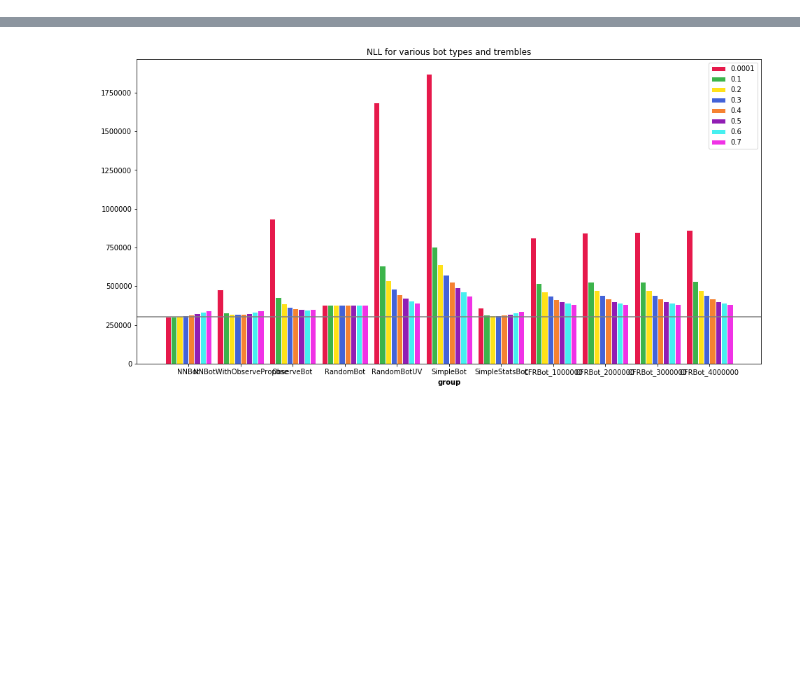
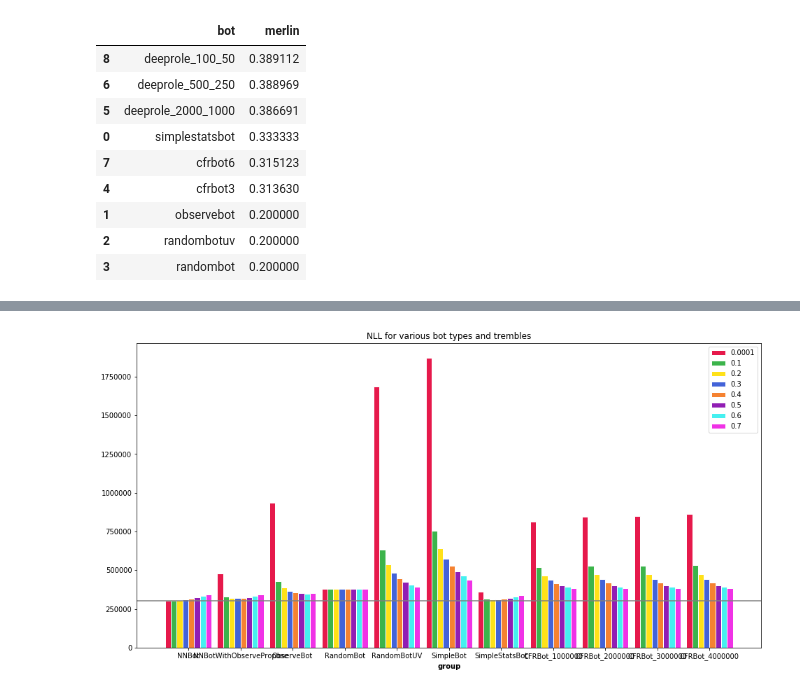
Before and after one commit to Detry322/avalon-bot, a Jupyter notebook: battlefield/Graphs.ipynb, the cells around one changed output, grey strips where cells are left out. Saved outputs shown, nothing was run; the diff lists cells and outputs as text; code cells hidden in the pictures; blank space fills up the shorter version.

```diff
--- a/battlefield/Graphs.ipynb
+++ b/battlefield/Graphs.ipynb
@@ -32,3 +128,56 @@ Loading CFRBot_4000000
+# %%
+def get_prob(df, tremble_prob):
+    propose_moves = df[df.type == 'propose']
+    vote_moves = df[df.type == 'vote']
+    mission_moves = df[(df.type == 'mission') & (df.role.isin(['minion', 'assassin']))]
+    merlin_moves = df[df.type == 'merlin']
+
+    propose_prob = (1.0 - tremble_prob) * propose_moves.prob + tremble_prob * (1.0 / 10)
+
+    vote_prob = (1.0 - tremble_prob) * vote_moves.prob + tremble_prob * (1.0 / 2)
+
+    mission_prob = (1.0 - tremble_prob) * mission_moves.prob + tremble_prob * (1.0 / 2)
+
+    merlin_prob = (1.0 - tremble_prob) * merlin_moves.prob + tremble_prob * (1.0 / 5)
+
+    total_prob = (
+        propose_prob.sum() + vote_prob.sum() + mission_prob.sum() + merlin_prob.sum()
+    ) / (len(propose_prob) + len(vote_prob) + len(mission_prob) + len(merlin_prob))
+
+    return total_prob, propose_prob.mean(), vote_prob.mean(), mission_prob.mean(), merlin_prob.mean()
+
+
+def get_dataframe_2(tremble, fil=lambda df: df):
+    data = []
+    for bot in DATA_BY_BOT.keys():
+        filtered_data = fil(DATA_BY_BOT[bot])
+        t, p, v, m, r = get_prob(filtered_data, tremble)
+        data.append({
+            'bot': bot,
+            'tremble': tremble,
+            'total': t,
+            'propose': p,
+            'vote': v,
+            'mission': m,
+            'merlin': r
+        })
+    return pd.DataFrame(data, columns=['bot', 'tremble', 'total', 'propose', 'vote', 'mission', 'merlin'])
+# %%
+TOP100_PLAYERS = DATA_BY_BOT['randombot'].player.value_counts()[:].reset_index()['index']
+result = get_dataframe_2(0.0, fil=lambda df: df[df.player.isin(TOP100_PLAYERS)])
+
+result[['bot', 'merlin']].sort_values('merlin', ascending=False)
+# %% [output]
+|  | bot | merlin |
+| 8 | deeprole_100_50 | 0.389112 |
+| 6 | deeprole_500_250 | 0.388969 |
+| 5 | deeprole_2000_1000 | 0.386691 |
+| 0 | simplestatsbot | 0.333333 |
+| 7 | cfrbot6 | 0.315123 |
+| 4 | cfrbot3 | 0.313630 |
+| 1 | observebot | 0.200000 |
+| 2 | randombotuv | 0.200000 |
+| 3 | randombot | 0.200000 |
 # %%
 def grouped_barplot(plot_title, series_titles, group_titles, basis, *serieses):
     plt.figure(figsize=(16,8))
```
Also changed, not shown: parts of 5 cells of this notebook, 2 other files.
